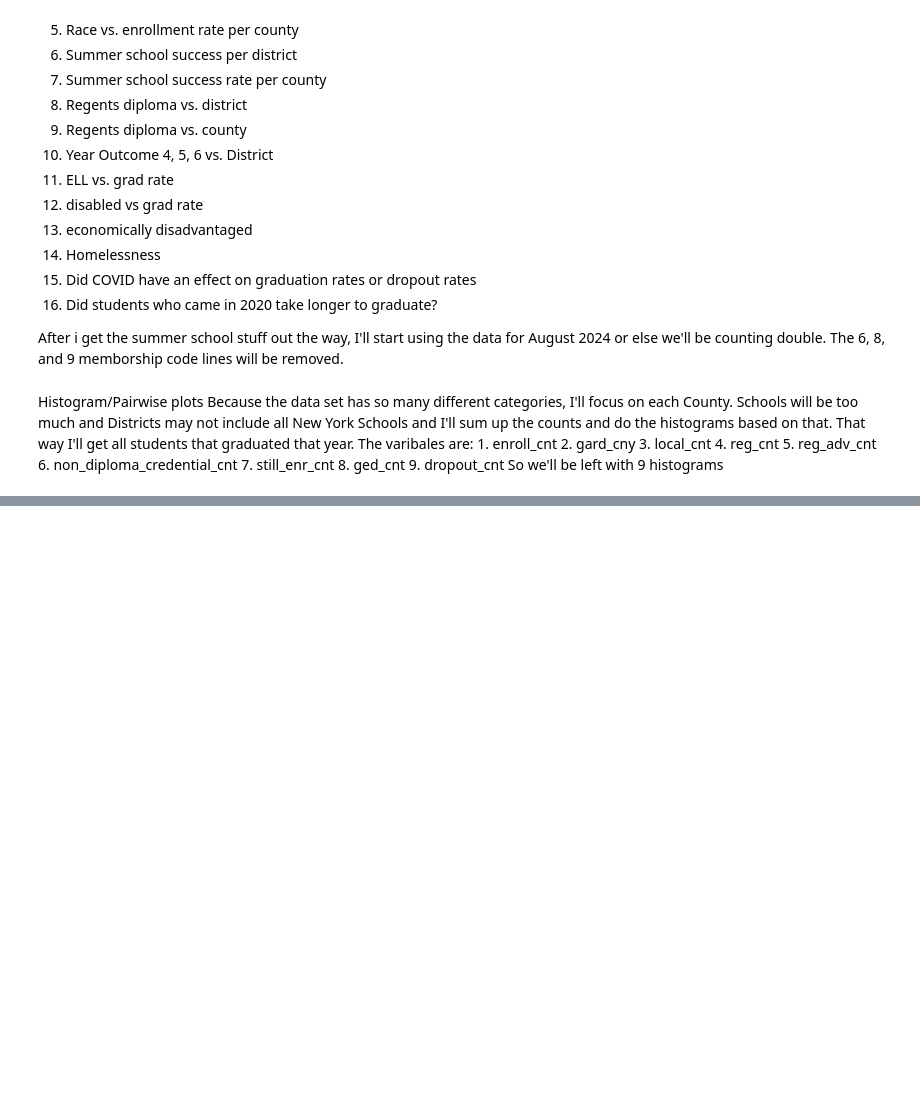
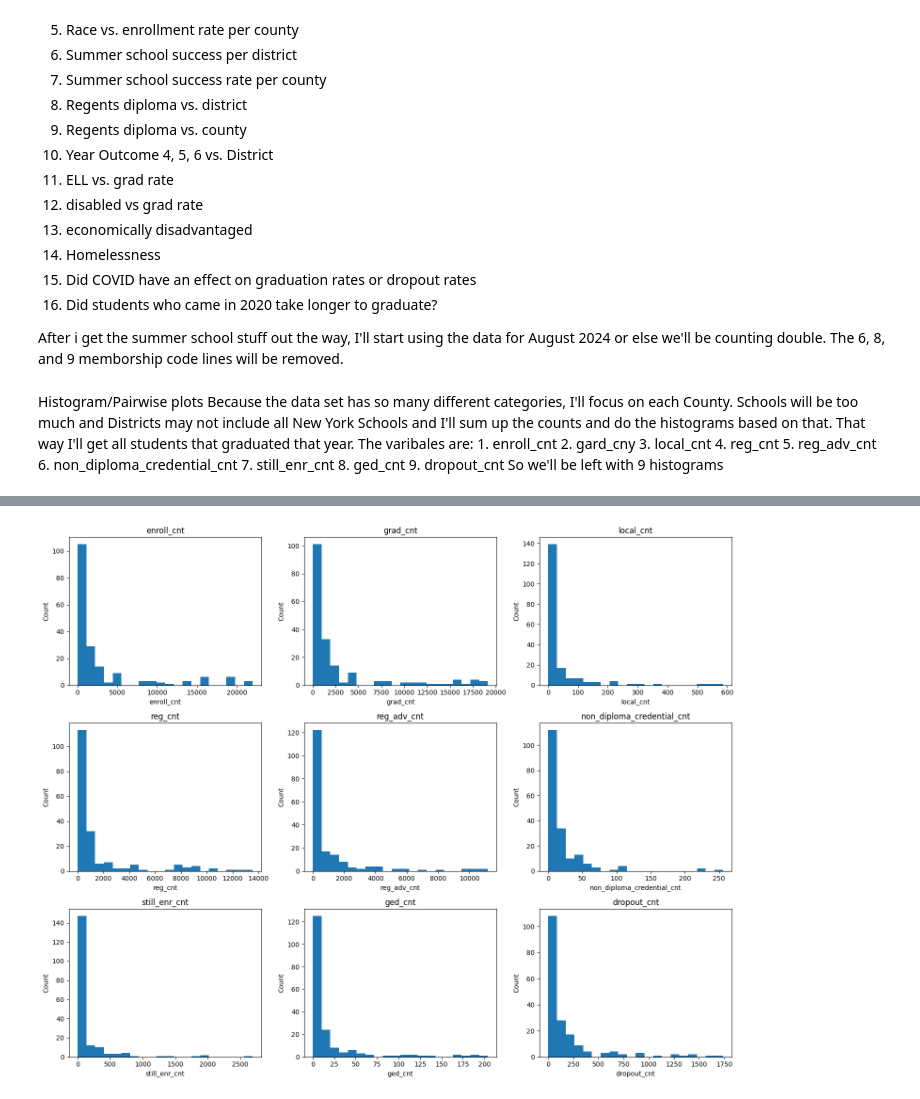
Before and after one commit to datasheng/CSC460-Fatoumata_Drammeh, a Jupyter notebook: HW4/EDA.ipynb, the cells around one changed output, grey strips where cells are left out. Drawn from its saved outputs; the diff is of its cells as text; code cells hidden in the pictures; blank space fills up the shorter version.

```diff
--- a/HW4/EDA.ipynb
+++ b/HW4/EDA.ipynb
@@ -115,3 +115,27 @@ Because the data set has so many different categories, I'll focus on each County
     8. ged_cnt
     9. dropout_cnt
     So we'll be left with 9 histograms
+# %%
+Main_frame=by_county.copy()
+
+Main_frame.set_index("subgroup_name", inplace=True)
+
+colNames=["membership_code", "membership_desc", "county_code", "county_name", "enroll_cnt", "grad_cnt", "local_cnt", "reg_cnt", "reg_adv_cnt", "non_diploma_credential_cnt", "still_enr_cnt", "ged_cnt", "dropout_cnt"]
+Main_frame=Main_frame.loc["All Students", colNames]
+Main_frame=Main_frame.replace("-", np.nan)
+Main_frame=Main_frame.astype({
+    "enroll_cnt": "float",
+    "grad_cnt": "float",
+    "local_cnt": "float",
+    "reg_cnt": "float",
+    "reg_adv_cnt": "float",
+    "non_diploma_credential_cnt": "float",
+    "still_enr_cnt": "float",
+    "ged_cnt": "float",
+    "dropout_cnt": "float"
+})
+
+Main_frame=Main_frame[Main_frame["membership_desc"].str.contains("2018 Total Cohort - 6 Year Outcome - August 2024|2019 Total Cohort - 5 Year Outcome - August 2024|2020 Total Cohort - 4 Year Outcome - August 2024")]
+numeric_colNames=["enroll_cnt", "grad_cnt", "local_cnt", "reg_cnt", "reg_adv_cnt", "non_diploma_credential_cnt", "still_enr_cnt", "ged_cnt", "dropout_cnt"]
+new_new=Main_frame.groupby("county_name")[numeric_colNames].sum()
+print(new_new.head())
@@ -118 +150,16 @@ Because the data set has so many different categories, I'll focus on each County
+# %%
+
+fig, axes = plt.subplots(3, 3, figsize=(15, 12))
+axes = axes.flatten()
+
+for i, col in enumerate(numeric_colNames):
+    axes[i].hist(Main_frame[col], bins=20)
+    axes[i].set_title(col)
+    axes[i].set_xlabel(col)
+    axes[i].set_ylabel("Count")
+
+plt.tight_layout()
+plt.show()
+# %% [output]
+[figure, added]
 # %%
```
Also changed, not shown: parts of 3 cells of this notebook.
